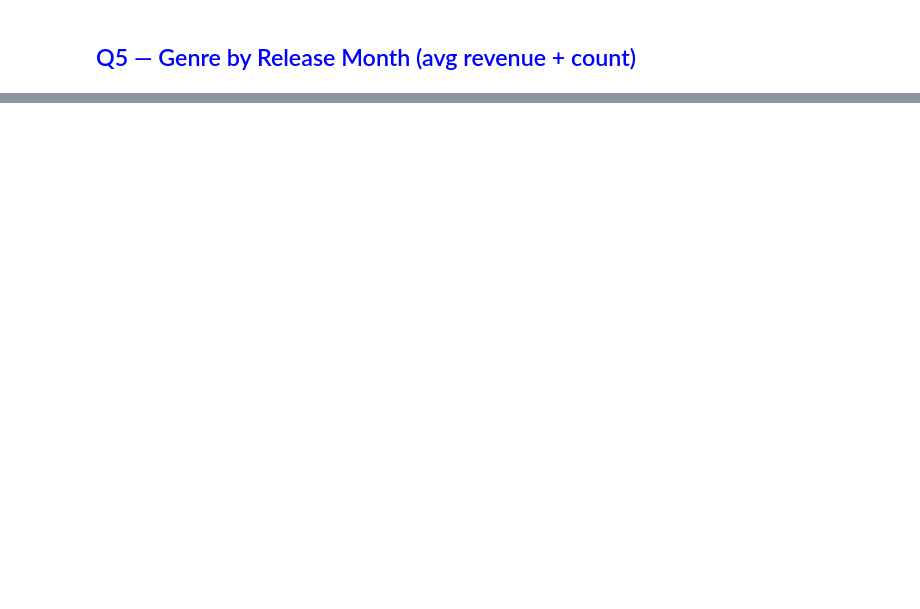
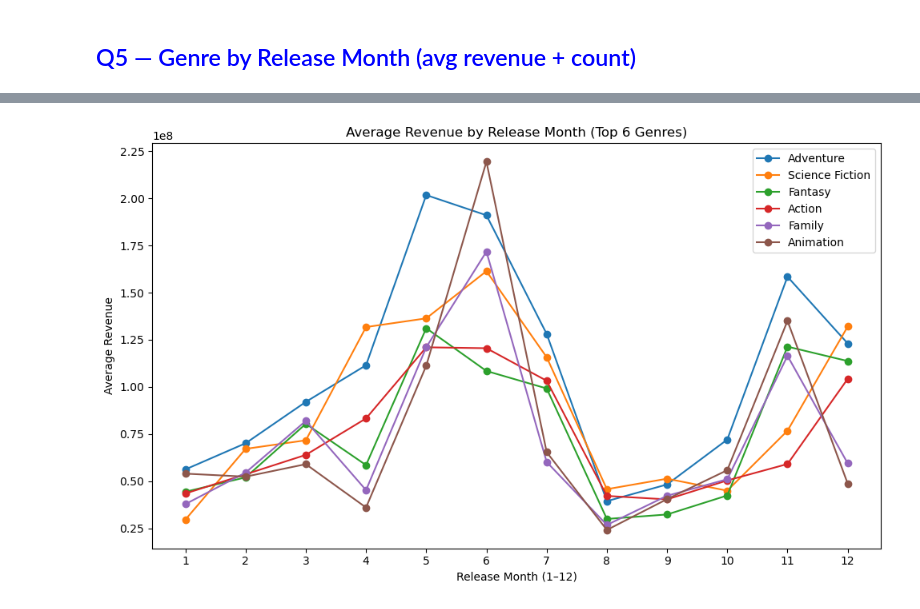
Before and after one commit to sheazyRato/thinkTank, a Jupyter notebook: Big Data - Genre Analysis .ipynb, the cells around one changed output, grey strips where cells are left out. Saved outputs shown, nothing was run; the diff lists cells and outputs as text; code cells hidden in the pictures; blank space fills up the shorter version.

```diff
--- a/Big Data - Genre Analysis .ipynb
+++ b/Big Data - Genre Analysis .ipynb
@@ -365,0 +421,38 @@ Peak Memory: 88.22 MB
+# %%
+TOP_N = 6
+
+if "release_date" not in df_exploded.columns:
+    raise ValueError("Need 'release_date' column for Q5.")
+
+tmp = df_exploded.dropna(subset=["release_date"]).copy()
+tmp["month"] = tmp["release_date"].dt.month
+
+top_genres = (
+    tmp.groupby("genre")["revenue"]
+    .mean()
+    .sort_values(ascending=False)
+    .head(TOP_N)
+    .index
+)
+
+monthly = (
+    tmp[tmp["genre"].isin(top_genres)]
+    .groupby(["month", "genre"])["revenue"]
+    .mean()
+    .reset_index()
+)
+
+plt.figure(figsize=(10, 6))
+for g in top_genres:
+    series = monthly[monthly["genre"] == g].sort_values("month")
+    plt.plot(series["month"], series["revenue"], marker="o", label=g)
+
+plt.title(f"Average Revenue by Release Month (Top {TOP_N} Genres)")
+plt.xlabel("Release Month (1–12)")
+plt.ylabel("Average Revenue")
+plt.xticks(range(1, 13))
+plt.legend()
+plt.tight_layout()
+plt.show()
+# %% [output]
+[figure, added]
```
Also changed, not shown: parts of 9 cells of this notebook.
